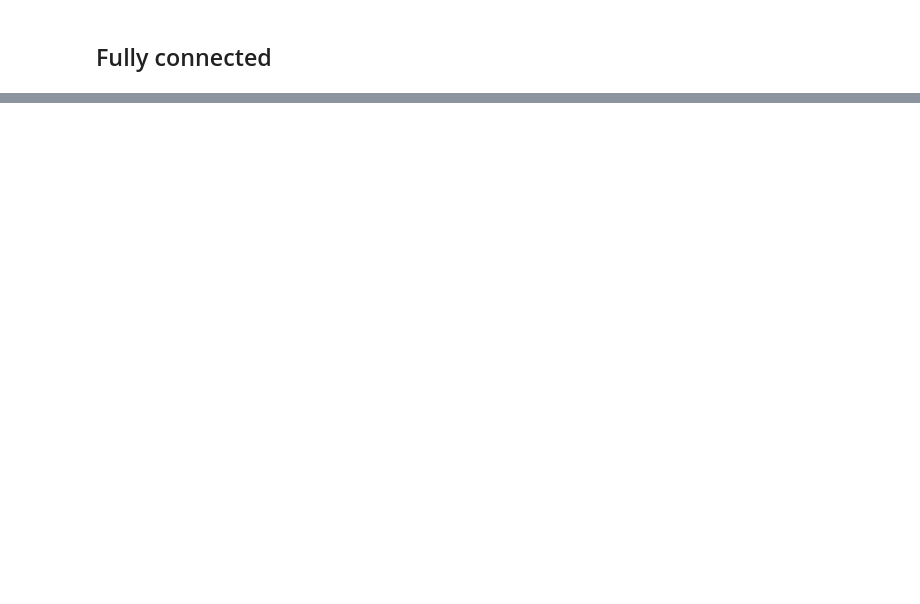
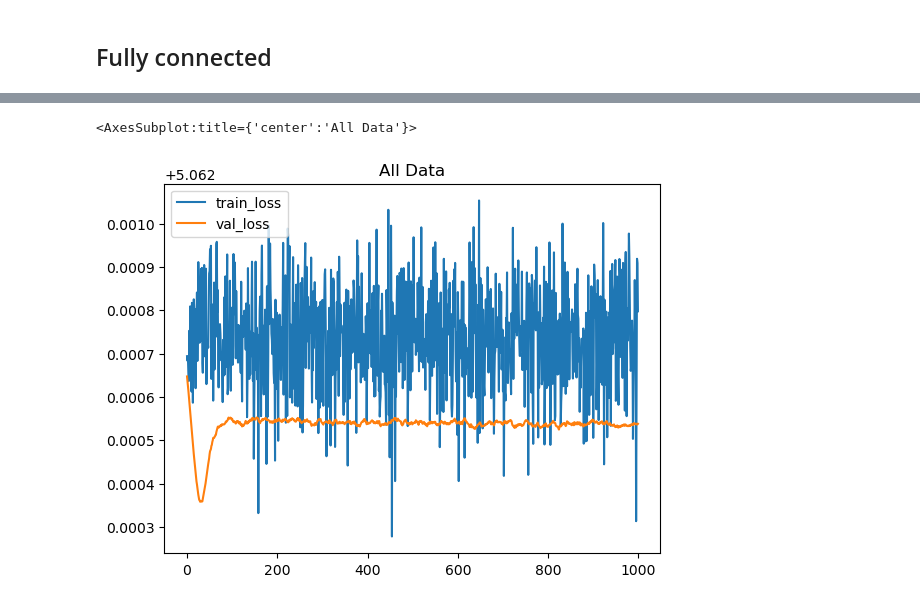
Before and after one commit to sustainable-processes/chemical-parameter-sharing, a Jupyter notebook: Modelling.ipynb, the cells around one changed output, grey strips where cells are left out. Saved outputs shown, nothing was run; the diff lists cells and outputs as text; code cells hidden in the pictures; blank space fills up the shorter version.

Commit message:
adding updates to the modelling notebook

```diff
--- a/Modelling.ipynb
+++ b/Modelling.ipynb
@@ -268,8 +245,0 @@ X_train, X_test, y_train, y_test = train_test_split(X, y, test_size=0.2, random_
-# %%
-# define the keras model
-model = Sequential()
-model.add(Dense(6000, input_shape=(1024,), activation='relu'))
-model.add(Dense(6000, activation='relu'))
-model.add(Dense(5392, activation='sigmoid'))
-# compile the keras model
-model.compile(loss='binary_crossentropy', optimizer='adam', metrics=['accuracy'])
@@ -279,3 +245,0 @@ To enable them in other operations, rebuild TensorFlow with the appropriate comp
-# %%
-# fit the keras model on the dataset
-model.fit(X_train, y_train, epochs=50, batch_size=10000)
@@ -309,0 +370,23 @@ Accuracy: 35.12
+# %%
+# A data through one model for all reactions
+# rxn_diff_fp width -> ohe width
+
+x_train = torch.Tensor(rxn_diff_fp_train)
+y_train = torch.Tensor(reag1_ohe_train)
+x_val = torch.Tensor(rxn_diff_fp_val)
+y_val = torch.Tensor(reag1_ohe_val)
+fcrm = FullyConnectedReactionModel(
+    input_dim=x_train.shape[1],
+    hidden_dims=[100,100],
+    target_dim=y_train.shape[1],
+    hidden_act=torch.nn.ReLU,
+    output_act=torch.nn.Softmax,
+    use_batchnorm=True,
+    dropout_prob=0.1,
+)
+hist = train_loop(fcrm, x_train, y_train, epochs=1000, batch_size=0.5, loss_fn=torch.nn.CrossEntropyLoss(), optimizer=torch.optim.SGD(fcrm.parameters(), lr=1e-4), report_freq=1, x_val=x_val, y_val=y_val)
+# %%
+hist.plot(title="All Data")
+# %% [output]
+<AxesSubplot:title={'center':'All Data'}>
+[figure, added]
```
Also changed, not shown: parts of 44 cells of this notebook.
